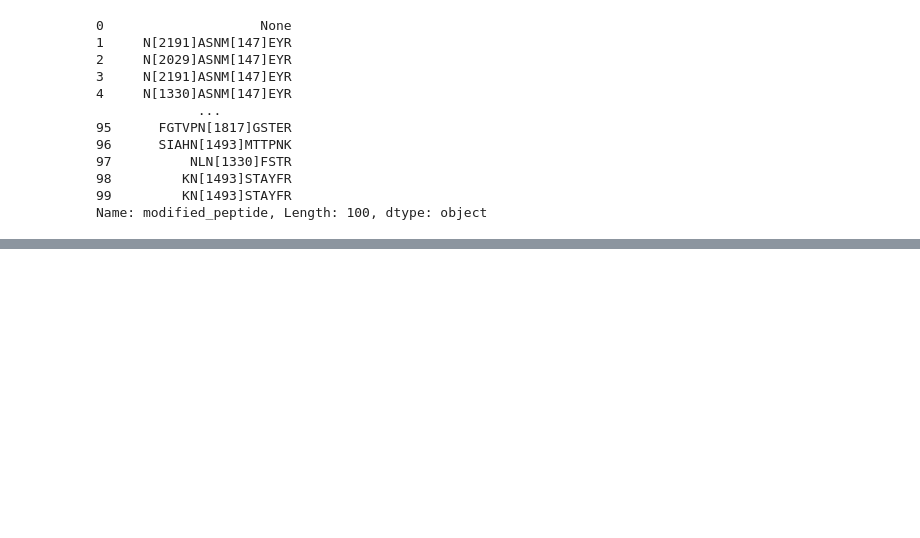
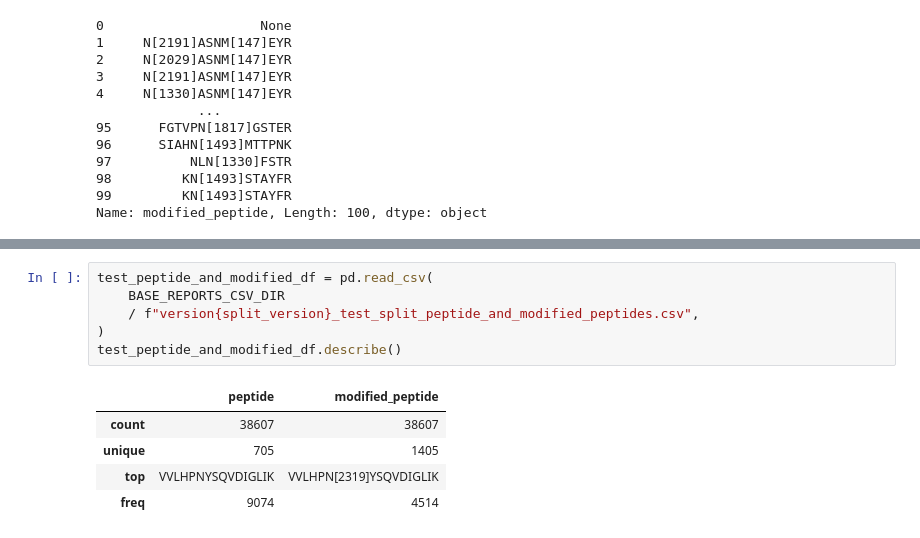
Before and after one commit to hjisaac/glycopeptide-data-lens, a Jupyter notebook: scripts/dataset_split.ipynb, the cells around one changed output, grey strips where cells are left out. Cells and saved outputs as stored; diff of their text form; blank space fills up the shorter version.

```diff
--- a/scripts/dataset_split.ipynb
+++ b/scripts/dataset_split.ipynb
@@ -320,0 +390,12 @@ result[["peptide", "modified_peptide"]].to_csv(
+# %%
+test_peptide_and_modified_df = pd.read_csv(
+    BASE_REPORTS_CSV_DIR
+    / f"version{split_version}_test_split_peptide_and_modified_peptides.csv",
+)
+test_peptide_and_modified_df.describe()
+# %% [output]
+|  | peptide | modified_peptide |
+| count | 38607 | 38607 |
+| unique | 705 | 1405 |
+| top | VVLHPNYSQVDIGLIK | VVLHPN[2319]YSQVDIGLIK |
+| freq | 9074 | 4514 |
```
Also changed, not shown: parts of 20 cells of this notebook, 7 other files.
